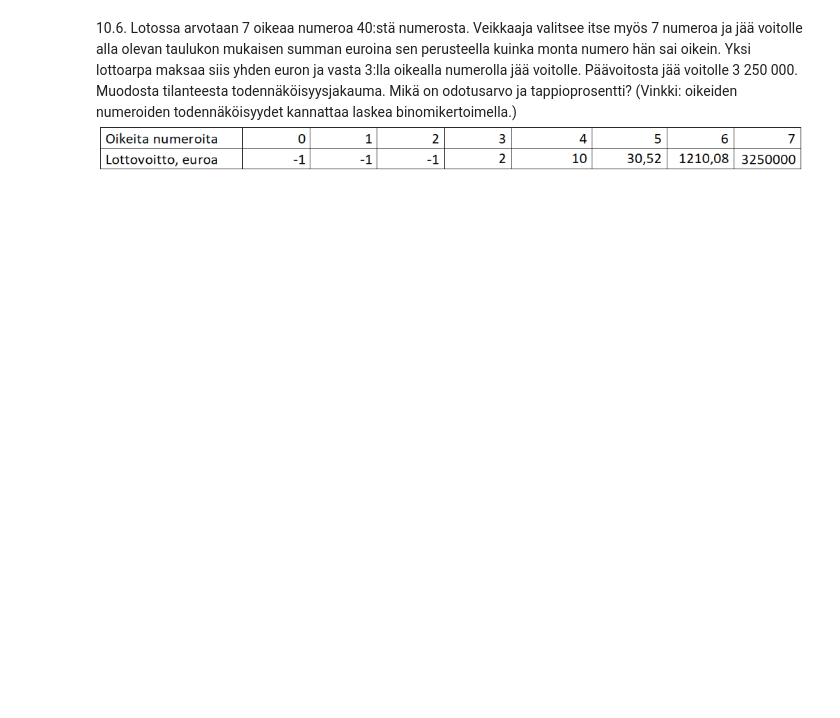
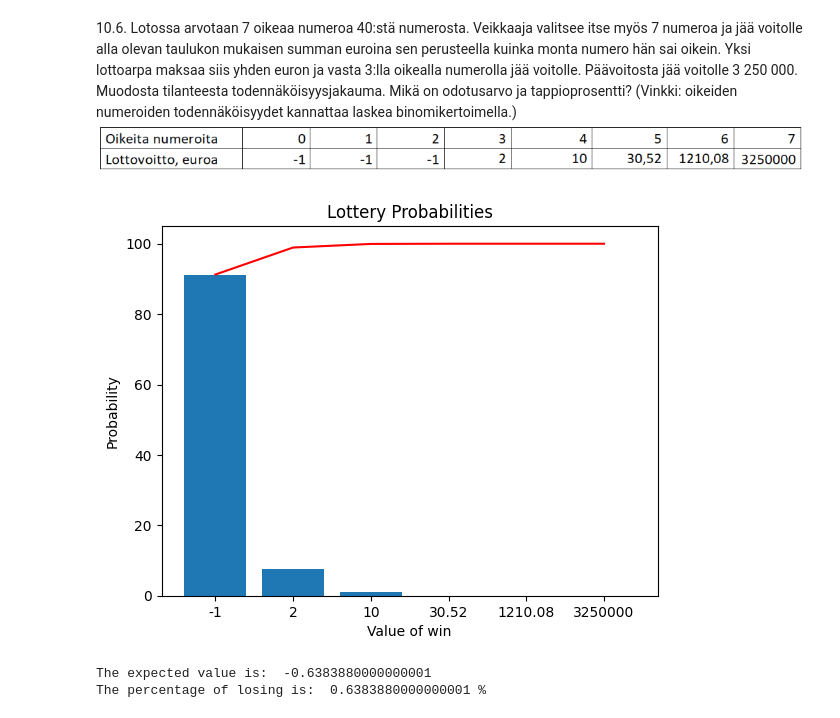
Before and after one commit to walterairs/statsandprobs, a Jupyter notebook: probability/lesson_ten.ipynb, the cells around one changed output. Cells and saved outputs as stored; diff of their text form; code cells hidden in the pictures; blank space fills up the shorter version.

```diff
--- a/probability/lesson_ten.ipynb
+++ b/probability/lesson_ten.ipynb
@@ -40,0 +149,54 @@ Expected value:  3.076923076923077
+# %%
+## Code here
+# lets use combinations to calculate the probability of winning
+
+tot_numbers = 40
+numbers = 7
+x = range(numbers+1)
+y = [comb(numbers, i) * comb(tot_numbers-numbers, numbers-i) / comb(tot_numbers, numbers) for i in x]
+
+## lets turn the probabilities into percentages
+for i in range(len(y)):
+    y[i] = round(y[i] * 100, 2)
+
+x = ["-1", "-1", "-1", "2", "10", "30.52", "1210.08", "3250000"]
+
+CDF = {}
+for i in range(len(y)):
+    if i == 0:
+        CDF[x[i]] = y[i]
+        temp = x[i]
+    else:
+        CDF[x[i]] = CDF[temp] + y[i]
+        temp = x[i]
+
+
+# Cleaning up the data so that -1 entries are one
+x = ["-1", "2", "10", "30.52", "1210.08", "3250000"]
+y[0] = round(y[0] + y[1] + y[2], 2)
+y.pop(1)
+y.pop(1)
+
+
+# Lets plot the probability distribution
+plt.bar(x, y)
+plt.plot(CDF.keys(), CDF.values(), c='red')
+plt.xlabel('Value of win')
+plt.ylabel('Probability')
+plt.title('Lottery Probabilities')
+plt.show()
+
+# Expected value
+expected_value = 0
+for i in range(len(x)):
+    expected_value += float(x[i]) * y[i] / 100
+
+print('The expected value is: ', expected_value)
+
+# Loss rate
+lose_rate = expected_value / -1
+print('The percentage of losing is: ', lose_rate, '%')
+# %% [output]
+[figure, added]
+The expected value is:  -0.6383880000000001
+The percentage of losing is:  0.6383880000000001 %
```
Also changed, not shown: parts of 12 cells of this notebook.
